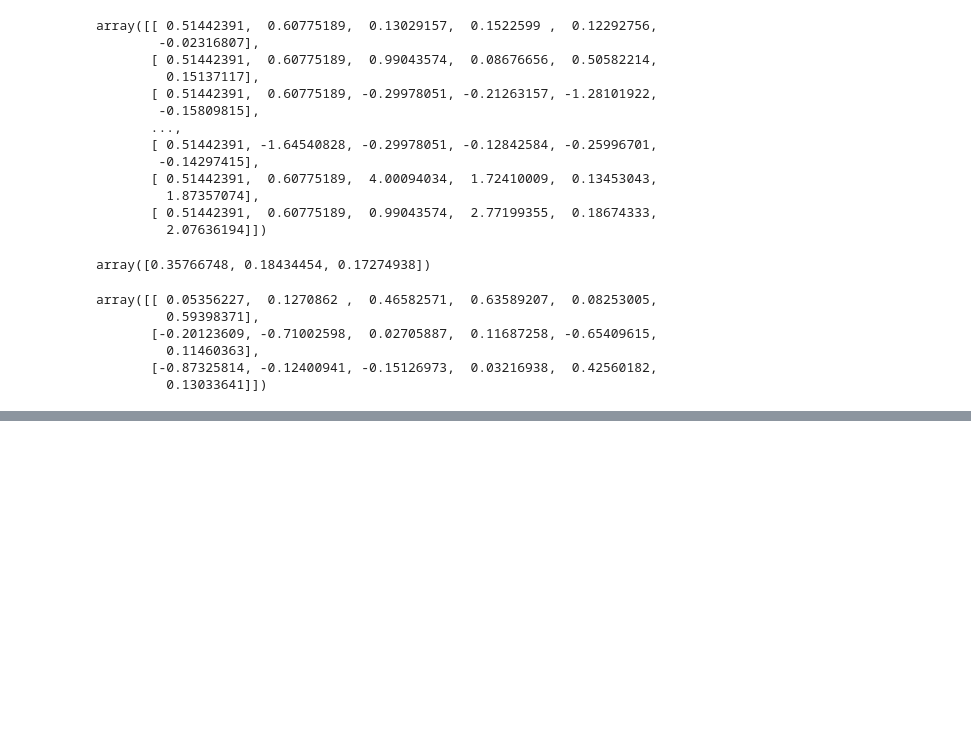
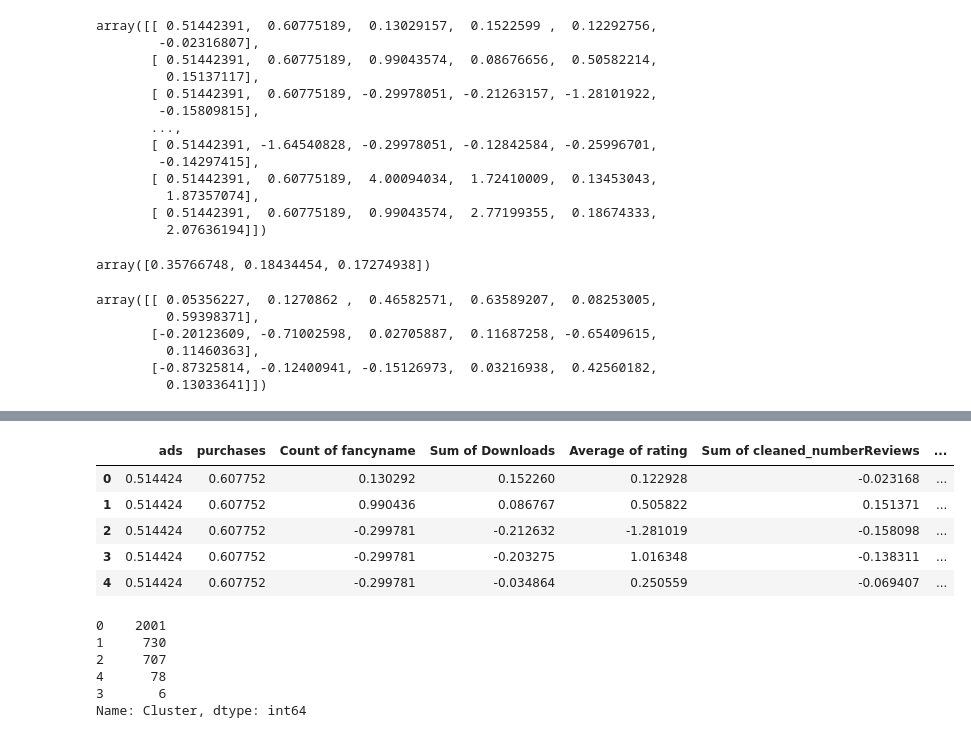
Before and after one commit to UTOR-VIRT-DATA-PT-10-2020-U-B-TEAM-6-FP/Final-Project, a Jupyter notebook: PCAv2.ipynb, the cells around one changed output, grey strips where cells are left out. Cells and saved outputs as stored; diff of their text form; code cells hidden in the pictures; blank space fills up the shorter version.

```diff
--- a/PCAv2.ipynb
+++ b/PCAv2.ipynb
@@ -88,6 +84,9 @@ array([[ 0.51442391,  0.60775189,  0.13029157,  0.1522599 ,  0.12292756,
          1.87357074],
        [ 0.51442391,  0.60775189,  0.99043574,  2.77199355,  0.18674333,
          2.07636194]])
+# %%
+df = pd.DataFrame(scaled, columns=['ads', 'purchases', 'Count of fancyname', 'Sum of Downloads',
+       'Average of rating', 'Sum of cleaned_numberReviews'])
 # %%
 pca = PCA(n_components=3)
 # %%
@@ -105,3 +104,5 @@ array([[ 0.05356227,  0.1270862 ,  0.46582571,  0.63589207,  0.08253005,
          0.11460363],
        [-0.87325814, -0.12400941, -0.15126973,  0.03216938,  0.42560182,
          0.13033641]])
+# %%
+df_pca = pd.DataFrame(pca_x, columns=['pc1','pc2','pc3'])
@@ -107,0 +131,27 @@ array([[ 0.05356227,  0.1270862 ,  0.46582571,  0.63589207,  0.08253005,
+# %%
+# Create a KMeans model with 5 clusters
+model = KMeans(n_clusters=5, random_state=1).fit(scaled)
+
+y_pred = model.predict(scaled)
+df_y = pd.DataFrame(y_pred, columns=['Cluster'])
+combined = df.join(df_y, how='inner')
+combined.head()
+
+combined = combined.join(df_pca, how='inner')
+combined.head()
+# %% [output]
+|  | ads | purchases | Count of fancyname | Sum of Downloads | Average of rating | Sum of cleaned_numberReviews | ... |
+| 0 | 0.514424 | 0.607752 | 0.130292 | 0.152260 | 0.122928 | -0.023168 | ... |
+| 1 | 0.514424 | 0.607752 | 0.990436 | 0.086767 | 0.505822 | 0.151371 | ... |
+| 2 | 0.514424 | 0.607752 | -0.299781 | -0.212632 | -1.281019 | -0.158098 | ... |
+| 3 | 0.514424 | 0.607752 | -0.299781 | -0.203275 | 1.016348 | -0.138311 | ... |
+| 4 | 0.514424 | 0.607752 | -0.299781 | -0.034864 | 0.250559 | -0.069407 | ... |
+# %%
+combined['Cluster'].value_counts()
+# %% [output]
+0    2001
+1     730
+2     707
+4      78
+3       6
+Name: Cluster, dtype: int64
```
Also changed, not shown: parts of 6 cells of this notebook.
